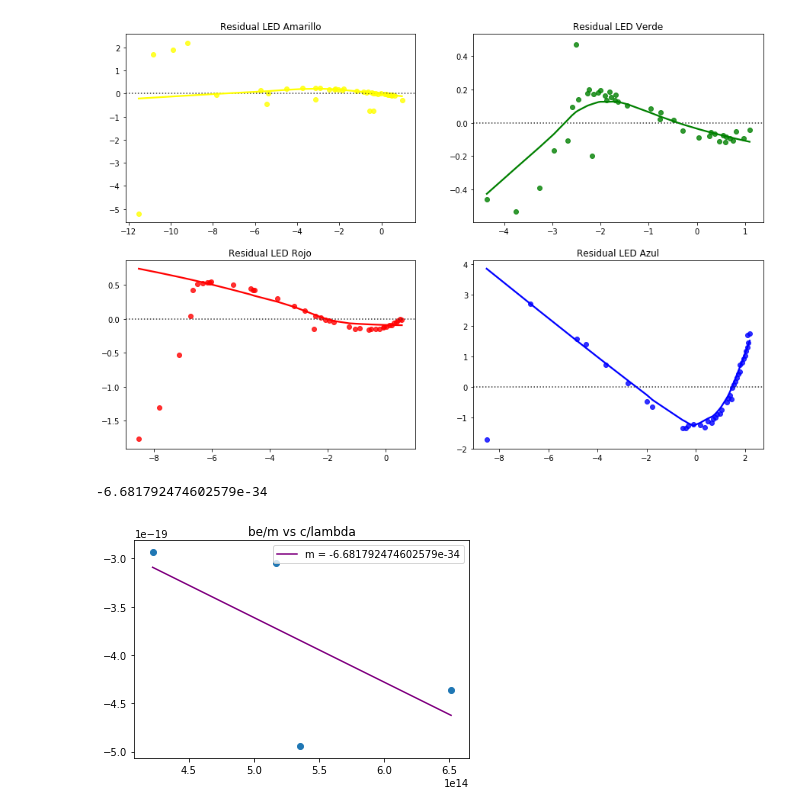
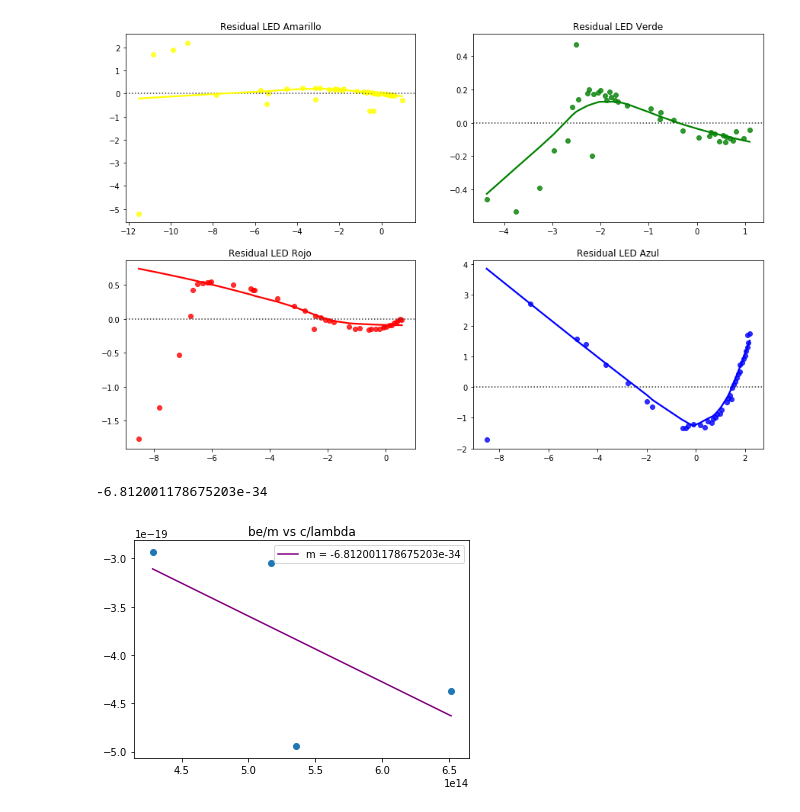
Before and after one commit to JsNcAr/University, a Jupyter notebook: Moderna/Labo4/Labo4.ipynb, the cells around one changed output. Cells and saved outputs as stored; diff of their text form; code cells hidden in the pictures.

```diff
--- a/Moderna/Labo4/Labo4.ipynb
+++ b/Moderna/Labo4/Labo4.ipynb
@@ -96,19 +96,20 @@ mb.Nombrar('', '', 'Residual LED Azul', 2, 1, 1, axs)
 # %% [output]
 [figure]
 # %%
-lambdas = np.array([580, 710, 460, 560])*(1/1000000000)
+lambdas = np.array([580, 700, 460, 560])*(1/1000000000)
+
 y = np.array( [By[0]/By[1],Br[0]/Br[1], Bb[0]/Bb[1], Bg[0]/Bg[1] ])*sc.e
 x = sc.c /lambdas
 
 B = mc.MinCua(x,y)
 bc = B[0]
 m = B[1]
 plt.plot([min(x), max(x)] , [m*min(x) + bc, m*max(x) + bc], c = "purple" , label = 'm = '+ str(m))
 plt.scatter(x, y)
 plt.title('be/m vs c/lambda')
 plt.legend()
 plt.savefig('h.png')
 print(m)
 # %% [output]
--6.681792474602579e-34
+-6.812001178675203e-34
-[figure, old version]
+[figure, new version]
```
Also changed, not shown: 3 other files.
